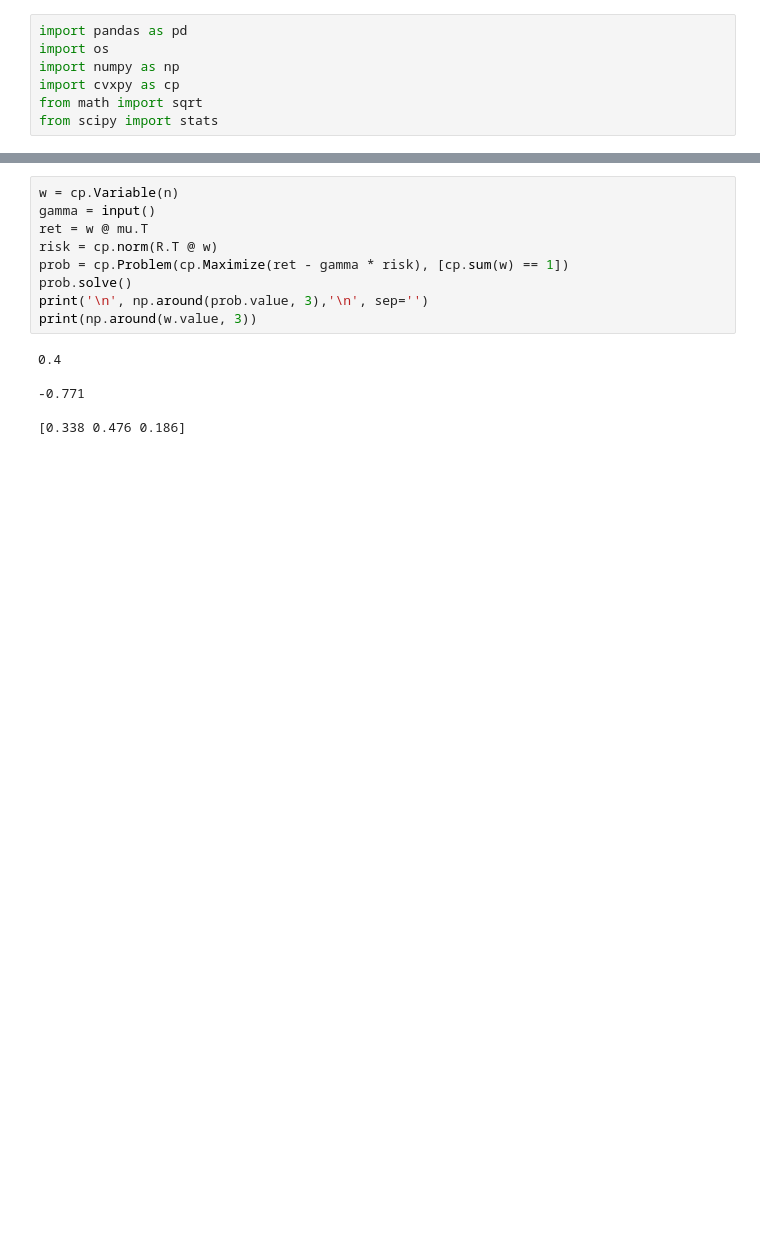
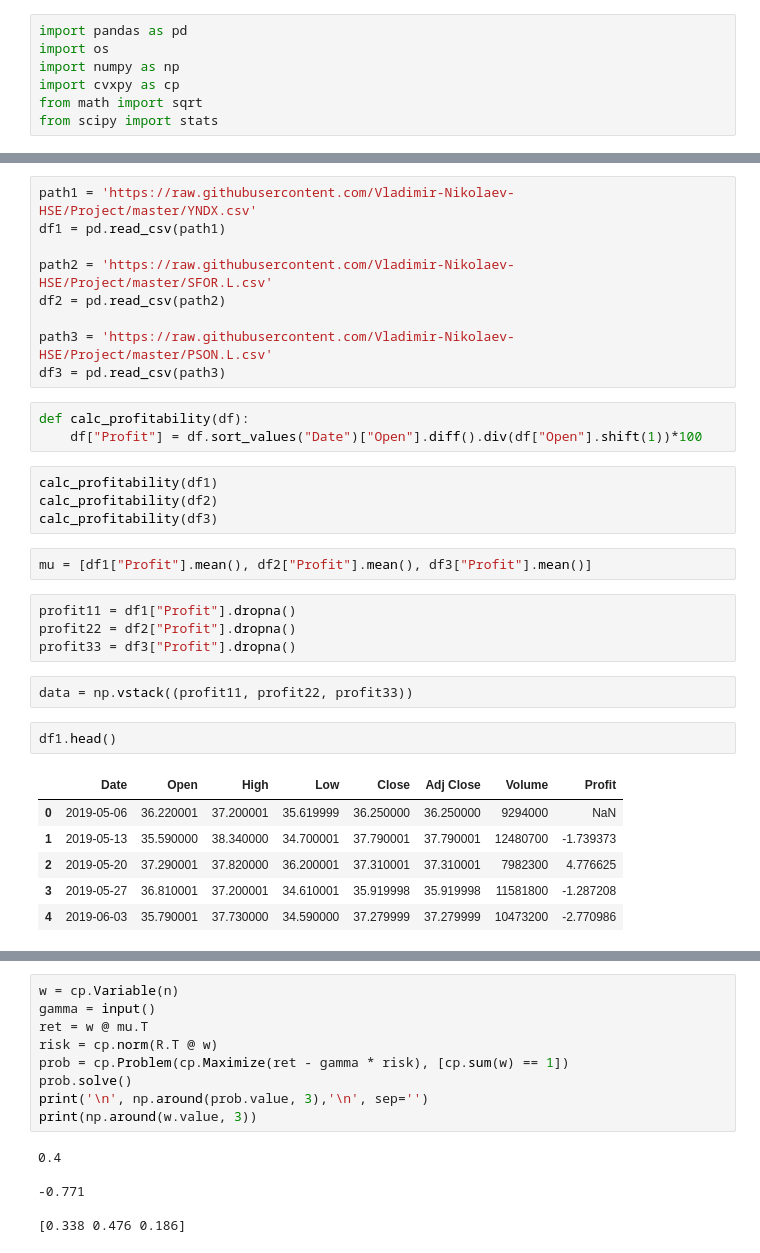
Before and after one commit to Vladimir-Nikolaev-HSE/Project, a Jupyter notebook: Project.ipynb, the cells around one changed output, grey strips where cells are left out. Drawn from its saved outputs; the diff is of its cells as text; blank space fills up the shorter version.

Commit message:
Add gitignore Refactoring data reading

```diff
--- a/Project.ipynb
+++ b/Project.ipynb
@@ -47,2 +8,35 @@ data = np.vstack((profit11, profit22, profit33))
+# %%
+path1 = 'https://raw.githubusercontent.com/Vladimir-Nikolaev-HSE/Project/master/YNDX.csv'
+df1 = pd.read_csv(path1)
+
+path2 = 'https://raw.githubusercontent.com/Vladimir-Nikolaev-HSE/Project/master/SFOR.L.csv'
+df2 = pd.read_csv(path2)
+
+path3 = 'https://raw.githubusercontent.com/Vladimir-Nikolaev-HSE/Project/master/PSON.L.csv'
+df3 = pd.read_csv(path3)
+# %%
+def calc_profitability(df):
+    df["Profit"] = df.sort_values("Date")["Open"].diff().div(df["Open"].shift(1))*100
+# %%
+calc_profitability(df1)
+calc_profitability(df2)
+calc_profitability(df3)
+# %%
+mu = [df1["Profit"].mean(), df2["Profit"].mean(), df3["Profit"].mean()]
+# %%
+profit11 = df1["Profit"].dropna()
+profit22 = df2["Profit"].dropna()
+profit33 = df3["Profit"].dropna()
+# %%
+data = np.vstack((profit11, profit22, profit33))
+# %%
+df1.head()
+# %% [output]
+|  | Date | Open | High | Low | Close | Adj Close | Volume | Profit |
+| 0 | 2019-05-06 | 36.220001 | 37.200001 | 35.619999 | 36.250000 | 36.250000 | 9294000 | NaN |
+| 1 | 2019-05-13 | 35.590000 | 38.340000 | 34.700001 | 37.790001 | 37.790001 | 12480700 | -1.739373 |
+| 2 | 2019-05-20 | 37.290001 | 37.820000 | 36.200001 | 37.310001 | 37.310001 | 7982300 | 4.776625 |
+| 3 | 2019-05-27 | 36.810001 | 37.200001 | 34.610001 | 35.919998 | 35.919998 | 11581800 | -1.287208 |
+| 4 | 2019-06-03 | 35.790001 | 37.730000 | 34.590000 | 37.279999 | 37.279999 | 10473200 | -2.770986 |
 # %%
 n = 3
```
Also changed, not shown: parts of 3 cells of this notebook, 1 other file.
